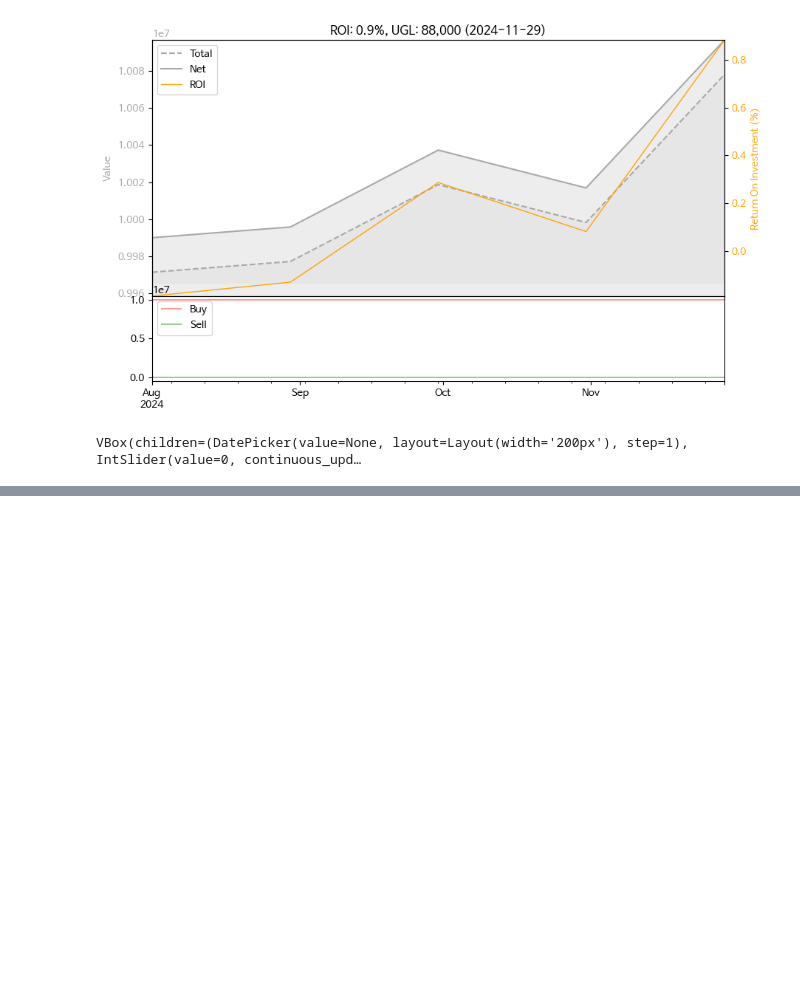
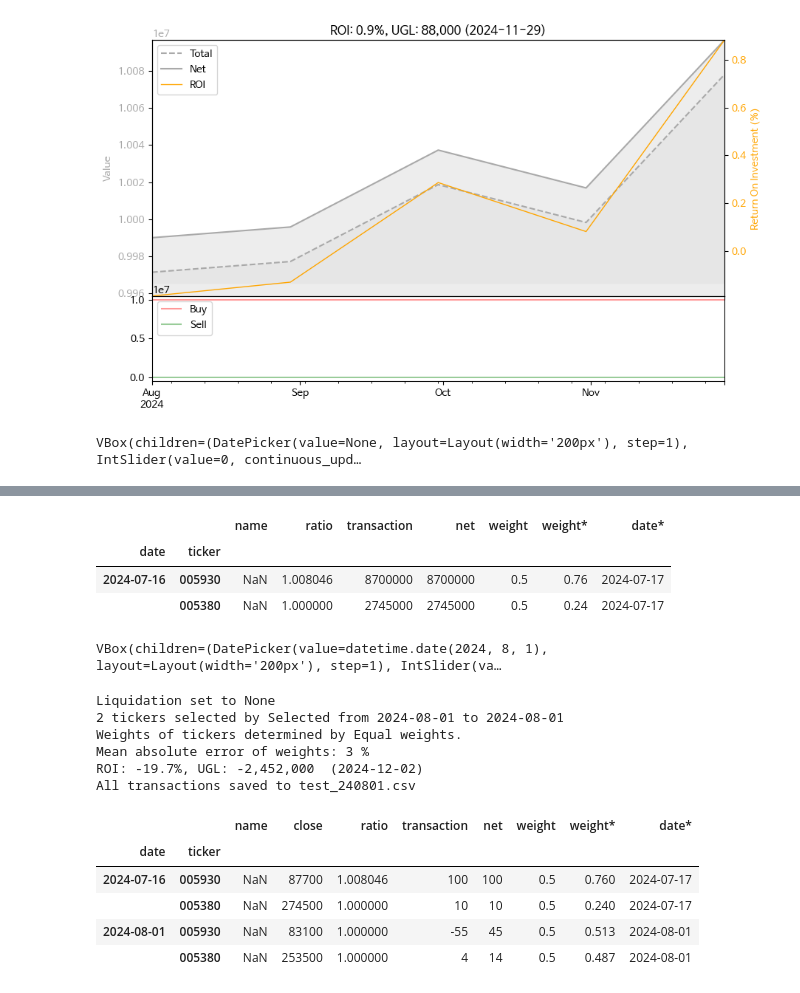
Before and after one commit to lbk209/portfolio, a Jupyter notebook: Allocate_Portfolio.ipynb, the cells around one changed output, grey strips where cells are left out. Saved outputs shown, nothing was run; the diff lists cells and outputs as text; code cells hidden in the pictures; blank space fills up the shorter version.

```diff
--- a/Allocate_Portfolio.ipynb
+++ b/Allocate_Portfolio.ipynb
@@ -864,0 +860,3 @@ Set save=True to save transaction record
+# %%
+k200 = PM.create_universe('UV_K200')
+df_k200 = k200.df_prices
@@ -864,0 +866,15 @@ Set save=True to save transaction record
+# %%
+selected = ['005930', '005380']
+# %%
+kws ={
+    'name': 'test',
+    'method_select': 'Static',
+    'method_weigh': 'Equally',
+    'sort_ascending': False,
+    'n_tickers': 1,
+    'file': 'test',
+    'path': 'transaction',
+    'tickers': selected
+
+}
+pb = PortfolioBuilder(df_k200, **kws)
@@ -864,0 +918,33 @@ Set save=True to save transaction record
+# %%
+pb.view_record()
+# %% [output]
+|  |  | name | ratio | transaction | net | weight | weight* | date* |
+| date | ticker |  |  |  |  |  |  |  |
+| 2024-07-16 | 005930 | NaN | 1.008046 | 8700000 | 8700000 | 0.5 | 0.76 | 2024-07-17 |
+|  | 005380 | NaN | 1.000000 | 2745000 | 2745000 | 0.5 | 0.24 | 2024-07-17 |
+# %%
+# set kwargs of transaction_pipeline
+WidgetTransaction
+# %% [output]
+VBox(children=(DatePicker(value=datetime.date(2024, 8, 1), layout=Layout(width='200px'), step=1), IntSlider(va…
+# %%
+kwargs_trs = dict(
+    date = WidgetTransaction.values(0),
+    capital = WidgetTransaction.values(1),
+    save = WidgetTransaction.values(2)
+)
+_ = pb.transaction_pipeline(**kwargs_trs)
+pb.view_record(-2, share=True)
+# %% [output]
+Liquidation set to None
+2 tickers selected by Selected from 2024-08-01 to 2024-08-01
+Weights of tickers determined by Equal weights.
+Mean absolute error of weights: 3 %
+ROI: -19.7%, UGL: -2,452,000  (2024-12-02)
+All transactions saved to test_240801.csv
+|  |  | name | close | ratio | transaction | net | weight | weight* | date* |
+| date | ticker |  |  |  |  |  |  |  |  |
+| 2024-07-16 | 005930 | NaN | 87700 | 1.008046 | 100 | 100 | 0.5 | 0.760 | 2024-07-17 |
+|  | 005380 | NaN | 274500 | 1.000000 | 10 | 10 | 0.5 | 0.240 | 2024-07-17 |
+| 2024-08-01 | 005930 | NaN | 83100 | 1.000000 | -55 | 45 | 0.5 | 0.513 | 2024-08-01 |
+|  | 005380 | NaN | 253500 | 1.000000 | 4 | 14 | 0.5 | 0.487 | 2024-08-01 |
```
Also changed, not shown: parts of 21 cells of this notebook, 1 other file.
